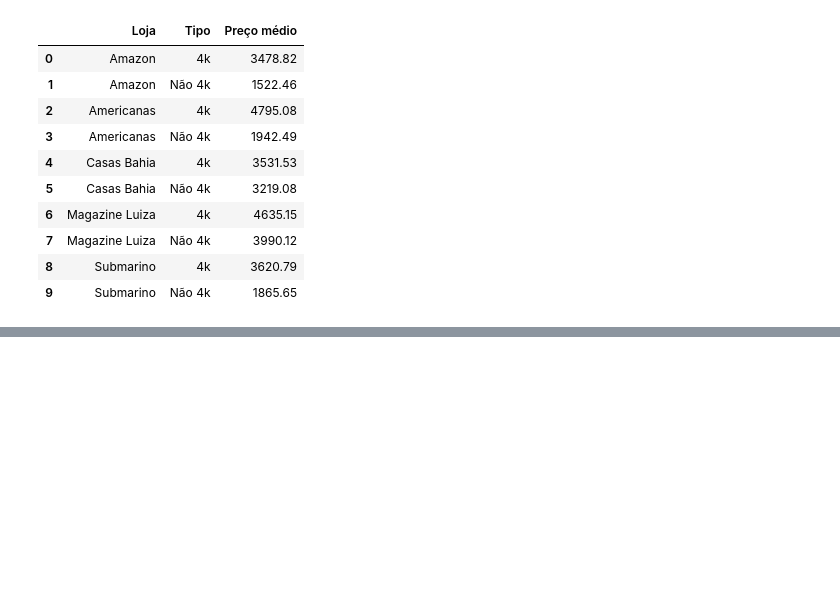
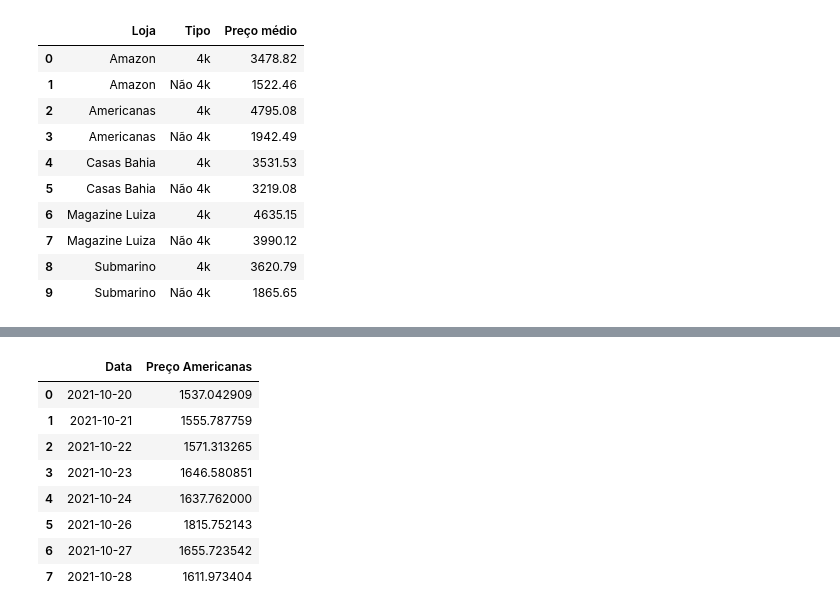
Before and after one commit to vitordutra/desafio-3-trilhas-webscraping, a Jupyter notebook: analise_graficos.ipynb, the cells around one changed output, grey strips where cells are left out. Saved outputs shown, nothing was run; the diff lists cells and outputs as text; code cells hidden in the pictures; blank space fills up the shorter version.

```diff
--- a/analise_graficos.ipynb
+++ b/analise_graficos.ipynb
@@ -422,0 +449,18 @@ fig.show()
+# %%
+phn_americanas = pd.concat([phn_dia20,phn_dia21,phn_dia22,phn_dia23,phn_dia24,phn_dia26,phn_dia27,phn_dia28])
+phn_americanas['Preço'] = phn_americanas['Preço'].apply(lambda x: str(x).replace('R$ ','')).apply(lambda x: str(x).replace('.','')).apply(lambda x: str(x).replace(',','.'))
+phn_americanas['Preço']=phn_americanas['Preço'].apply(pd.to_numeric, errors='coerce')
+phn_group_americanas = phn_americanas[['Preço','Data']].groupby('Data').mean()
+phn_group_americanas.reset_index(inplace=True)
+phn_group_americanas.rename(columns={'Preço':'Preço Americanas'},inplace=True)
+phn_group_americanas
+# %% [output]
+|  | Data | Preço Americanas |
+| 0 | 2021-10-20 | 1537.042909 |
+| 1 | 2021-10-21 | 1555.787759 |
+| 2 | 2021-10-22 | 1571.313265 |
+| 3 | 2021-10-23 | 1646.580851 |
+| 4 | 2021-10-24 | 1637.762000 |
+| 5 | 2021-10-26 | 1815.752143 |
+| 6 | 2021-10-27 | 1655.723542 |
+| 7 | 2021-10-28 | 1611.973404 |
```
Also changed, not shown: parts of 22 cells of this notebook, 19 other files.
